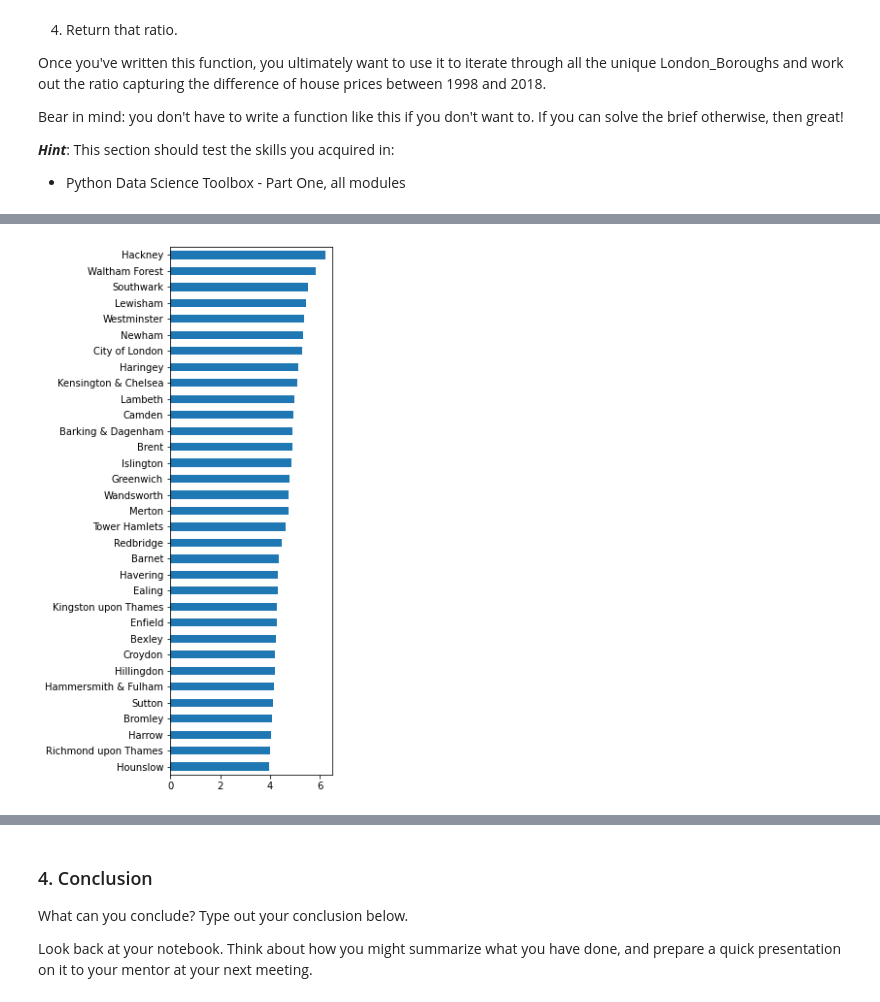
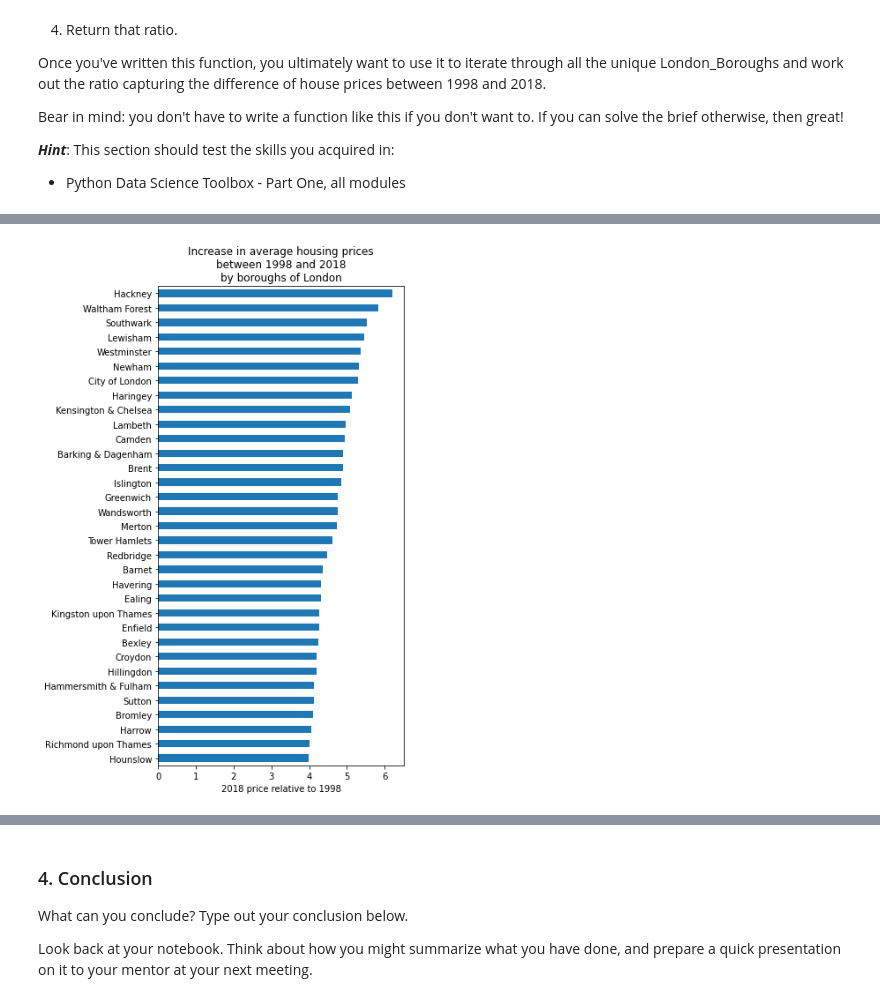
Before and after one commit to sandriyishen/Springboard_2021, a Jupyter notebook: Unit 4.3 - London Housing Case Study/Unit 4 Challenge - Tier 3.ipynb, the cells around one changed output, grey strips where cells are left out. Drawn from its saved outputs; the diff is of its cells as text; code cells hidden in the pictures.

```diff
--- a/Unit 4.3 - London Housing Case Study/Unit 4 Challenge - Tier 3.ipynb
+++ b/Unit 4.3 - London Housing Case Study/Unit 4 Challenge - Tier 3.ipynb
@@ -288,7 +288,9 @@ Hounslow                3.98
 dtype: float64
 # %%
 rankings = rankings.sort_values()
-rankings.plot(kind='barh', figsize = (3,10))
+rankings.plot(kind='barh', figsize = (5,10))
+plt.title("Increase in average housing prices\nbetween 1998 and 2018\nby boroughs of London")
+plt.xlabel("2018 price relative to 1998")
 plt.show()
 # %% [output]
-[figure, old version]
+[figure, new version]
```
Also changed, not shown: parts of 3 cells of this notebook.
